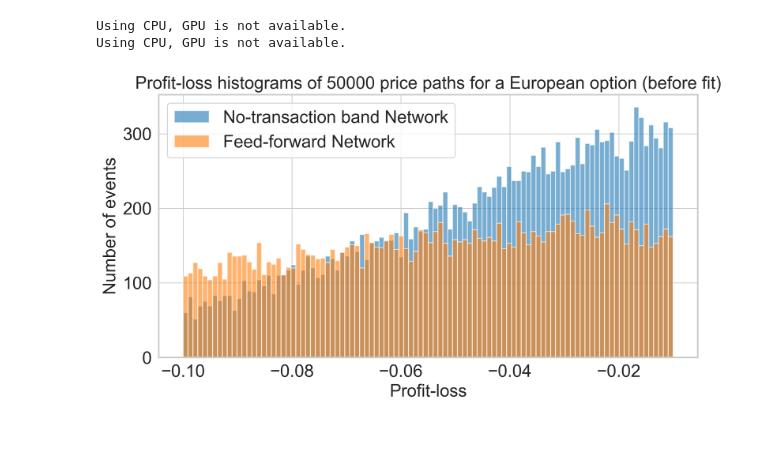
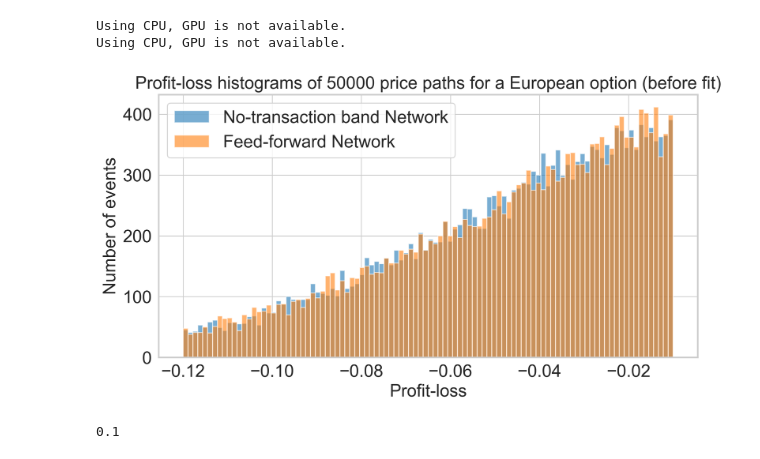
Before and after one commit to YUNYANSONG/master_thesis, a Jupyter notebook: rNN_no_transaction_band.ipynb, the cells around one changed output. Drawn from its saved outputs; the diff is of its cells as text; code cells hidden in the pictures.

```diff
--- a/rNN_no_transaction_band.ipynb
+++ b/rNN_no_transaction_band.ipynb
@@ -37,11 +39,12 @@ Using CPU, GPU is not available.
 # %%
 class RNN(nn.Module):
-    def __init__(self, in_dim:int,out_dim:int,hidden_size:int,n_layers=1):
+    def __init__(self, in_dim:int,out_dim:int,hidden_size:int,n_layers=1,sequence_length=30):
         super(RNN,self).__init__()
         self.hidden_size = hidden_size
         self.n_layers = n_layers
         self.rnn = nn.RNN(in_dim,hidden_size,batch_first=False,nonlinearity='relu')
-        self.fc = nn.Linear(hidden_size,out_dim)
+        self.ff_list = [nn.Linear(in_dim,hidden_size) for _ in range(sequence_length-1)]
+        self.last_layer = nn.Linear(hidden_size,out_dim)
         self.device = self.check_gpu()
     def check_gpu(self):
         is_cuda = torch.cuda.is_available()
@@ -56,8 +59,9 @@ class RNN(nn.Module):
         out, _  = self.rnn(x)
         return out
 
-class RNN_NTB(RNN):
-    def __init__(self,in_dim:int,out_dim:int,model:str,n_layers=1):
+class RNN_NTB(nn.Module):
+    def __init__(self,in_dim:int,out_dim:int,model:str,n_layers=1,sequence_length=30):
+        super(RNN_NTB,self).__init__()
         self.model = model
         if self.model == 'BS':
             hidden_size = 2
@@ -65,7 +69,21 @@ class RNN_NTB(RNN):
             hidden_size = 4
         else:
             raise ValueError("We only have two modoles: BS or Heston, please check your input.")
-        super(RNN_NTB,self).__init__(in_dim,out_dim,hidden_size,n_layers)
+        self.hidden_size = hidden_size
+        self.n_layers = n_layers
+        self.rnn = nn.RNN(in_dim,hidden_size,batch_first=False,nonlinearity='relu')
+        self.ff_list = [nn.Linear(in_dim,hidden_size) for _ in range(sequence_length-1)]
+        self.last_layer = nn.Linear(hidden_size,out_dim)
+        self.device = self.check_gpu()
+    def check_gpu(self):
+        is_cuda = torch.cuda.is_available()
+        if is_cuda:
+            device = torch.device("cuda")
+            print("GPU is avaiavle.")
+        else:
+            device = torch.device("cpu")
+            print("Using CPU, GPU is not available.")
+        return device
     def forward(self,x):
         out, _ = self.rnn(x)
         if self.model == 'BS':
@@ -163,9 +181,9 @@ def compute_profit_and_loss(
     hedge = hedging_model(x)
     pnl = 0
 
-    for i in range(1,hedge.shape[0]):
+    for i in range(0,hedge.shape[0]-1):
     # Receive profit/loss from the original asset.
-        pnl += hedge[i] * (prices[i] - prices[i-1])
+        pnl += hedge[i] * (prices[i+1] - prices[i])
     # Pay transaction cost.
         pnl -= cost * torch.abs(hedge[i] - hedge[i-1]) * prices[i]
 
@@ -180,34 +198,35 @@ rnn_ntb_bs = RNN_NTB(in_dim=1,out_dim=1,model='BS').to(DEVICE)
 Using CPU, GPU is not available.
 Using CPU, GPU is not available.
 # %%
-pnl = compute_profit_and_loss(hedging_model=rnn_bs,payoff=european_option_payoff,cost=1e-3)
-pnl_ntb_bs = compute_profit_and_loss(hedging_model=rnn_ntb_bs,payoff=european_option_payoff,cost=1e-3)
+COST = 1e-1
+pnl = compute_profit_and_loss(hedging_model=rnn_bs,payoff=european_option_payoff,cost=COST)
+pnl_ntb_bs = compute_profit_and_loss(hedging_model=rnn_ntb_bs,payoff=european_option_payoff,cost=COST)
 # %%
 plt.figure()
 plt.hist(
     to_numpy(pnl_ntb_bs),
     bins=100,
-    range=(-0.1, -0.01),
+    range=(-0.12, -0.01),
     alpha=0.6,
     label="No-transaction band Network",
 )
 plt.hist(
     to_numpy(pnl),
     bins=100,
-    range=(-0.1, -0.01),
+    range=(-0.12, -0.01),
     alpha=0.6,
     label="Feed-forward Network",
 )
 
 plt.title(
     "Profit-loss histograms of 50000 price paths for a European option (before fit)"
 )
 plt.xlabel("Profit-loss")
 plt.ylabel("Number of events")
 plt.legend()
 plt.show()
 # %% [output]
-[figure, old version]
+[figure, new version]
 # %%
 def fit(
     hedging_model: torch.nn.Module,
@@ -240,4 +256,8 @@ torch.manual_seed(42)
 history_ffn_eu = fit(rnn_bs, european_option_payoff, cost=COST)
+# %%
+print(COST)
+# %% [output]
+0.1
 # %%
 plt.figure()
 plt.plot(history_ntb_eu, label="No-transaction band network")
```
Also changed, not shown: parts of 7 cells of this notebook.
